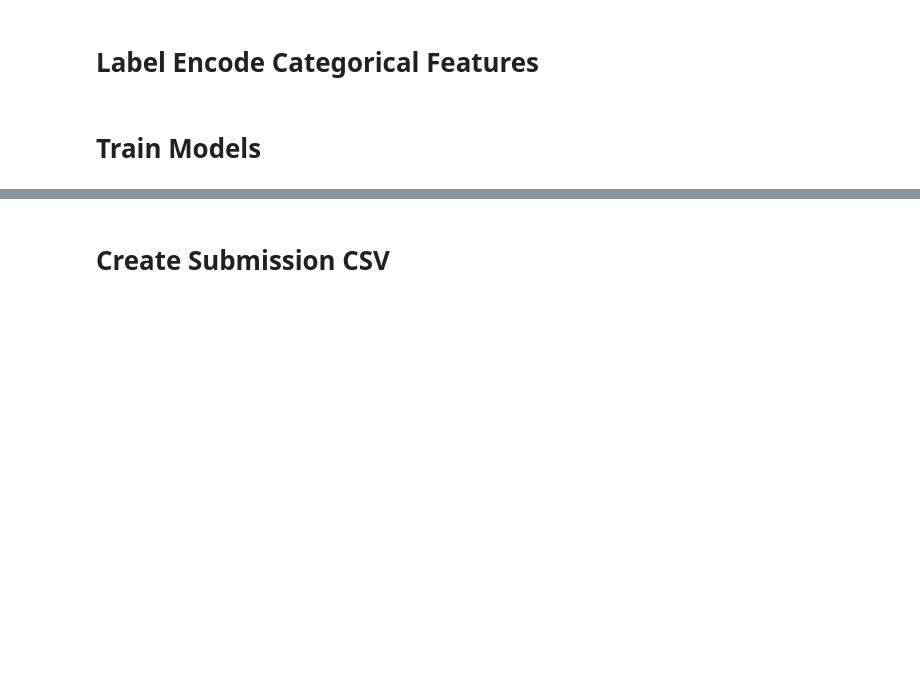
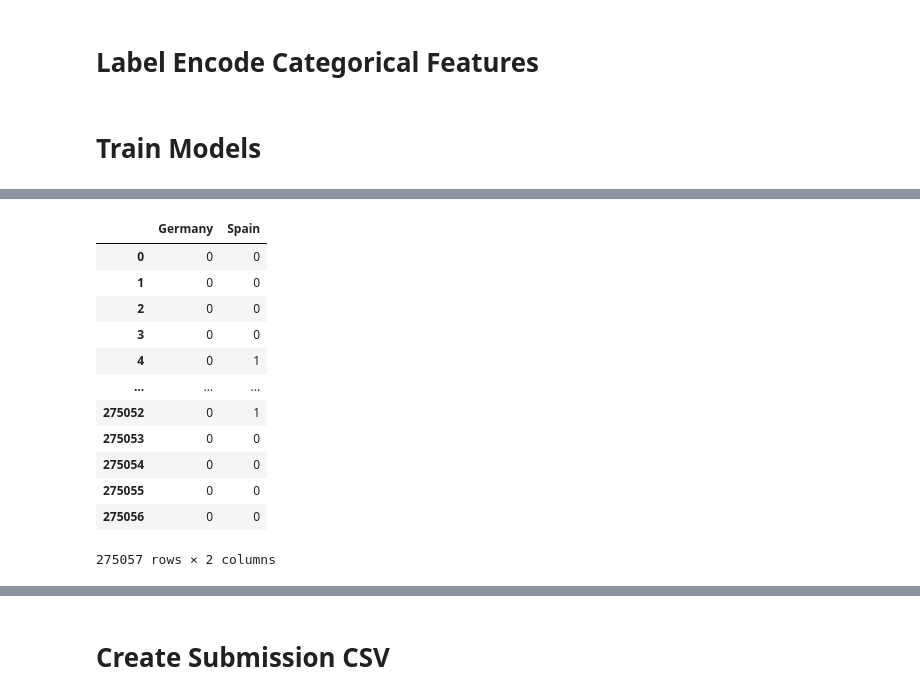
Before and after one commit to mglissmann/4_01_binary_classification_w_a_bank_churn_dataset, a Jupyter notebook: analysis.ipynb, the cells around one changed output, grey strips where cells are left out. Cells and saved outputs as stored; diff of their text form; code cells hidden in the pictures; blank space fills up the shorter version.

```diff
--- a/analysis.ipynb
+++ b/analysis.ipynb
@@ -169,0 +172,17 @@ dtype: object
+# %%
+dummy_geo = pd.get_dummies(combined['Geography'], columns=['Geography'], drop_first=True, dtype='int')
+dummy_geo
+# %% [output]
+|  | Germany | Spain |
+| 0 | 0 | 0 |
+| 1 | 0 | 0 |
+| 2 | 0 | 0 |
+| 3 | 0 | 0 |
+| 4 | 0 | 1 |
+| ... | ... | ... |
+| 275052 | 0 | 1 |
+| 275053 | 0 | 0 |
+| 275054 | 0 | 0 |
+| 275055 | 0 | 0 |
+| 275056 | 0 | 0 |
+275057 rows × 2 columns
```
Also changed, not shown: parts of 37 cells of this notebook.
